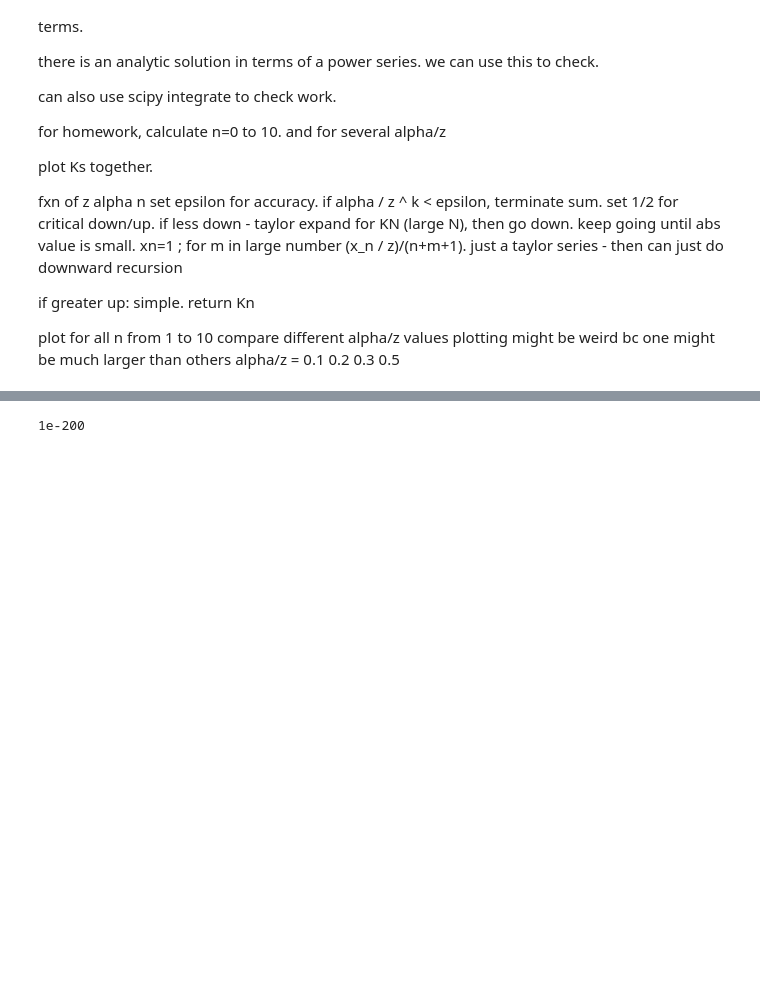
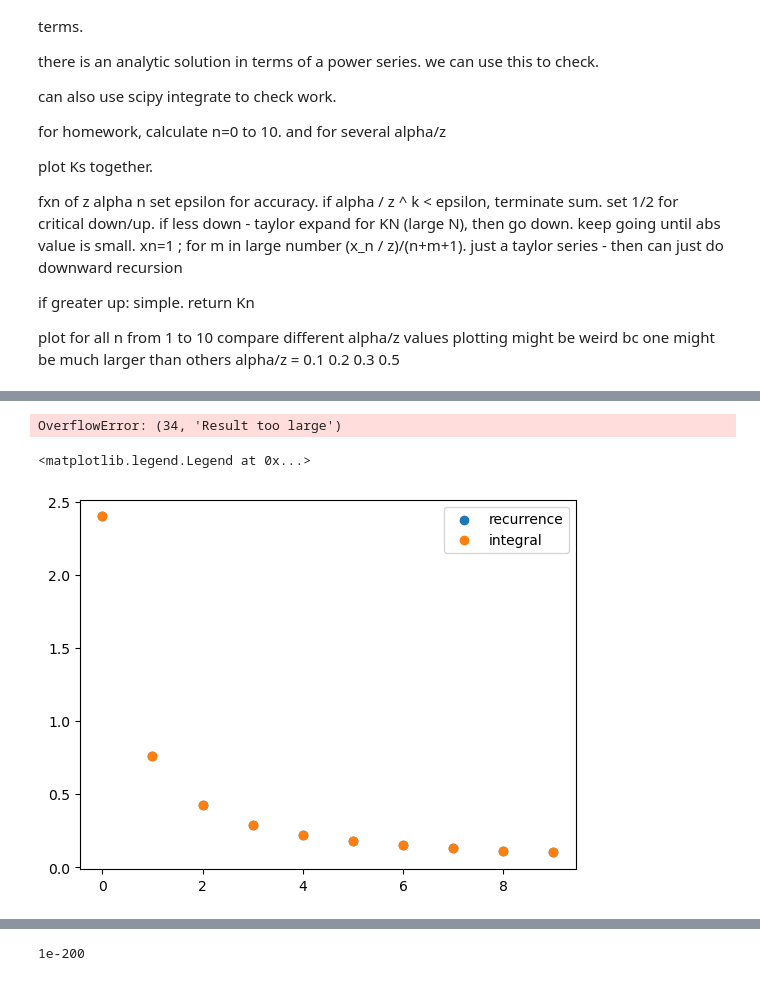
Before and after one commit to ravikoka/rcphy, a Jupyter notebook: hw2_recurrence_relations.ipynb, the cells around one changed output, grey strips where cells are left out. Cells and saved outputs as stored; diff of their text form; code cells hidden in the pictures; blank space fills up the shorter version.

```diff
--- a/hw2_recurrence_relations.ipynb
+++ b/hw2_recurrence_relations.ipynb
@@ -158,0 +194,11 @@ class KnSolver:
+# %%
+alphas = [0.001, 0.1, 0.49, 0.5, 1, 10]
+
+for alpha in alphas:
+    solver = KnSolver(alpha=alpha, z=[0.1], n_max=10, epsilon=1e-10)
+
+    print(f'Alpha is {alpha}')
+    print(f'Alpha is {alpha}')
+    Kn = solver.calculate_Kn_at_z(0.1)
+    Kn_integral = solver.solve_Kn_integral()
+    Kn_analytic = solver.solve_analytically()
@@ -158,0 +240,24 @@ class KnSolver:
+# %%
+solver = KnSolver(alpha=1, z=[0.1], n_max=10, epsilon=1e-10)
+
+solver.solve_analytically_at_z(0.1)
+# %% [output]
+OverflowError: (34, 'Result too large')
+# %%
+alphas = [1] # 0.001, 0.5,
+
+for alpha in alphas:
+    solver = KnSolver(alpha=alpha, z=[0.1], n_max=10, epsilon=1e-10)
+
+    Kn = solver.calculate_Kn_at_z(0.1)
+    Kn_integral = solver.solve_Kn_integral()
+
+fig, ax = plt.subplots()
+x_axis = [i for i in range(10)]
+ax.scatter(x_axis, Kn, label='recurrence')
+ax.scatter(x_axis, Kn_integral, label='integral')
+
+ax.legend()
+# %% [output]
+<matplotlib.legend.Legend at 0x...>
+[figure, added]
```
Also changed, not shown: parts of 19 cells of this notebook.
